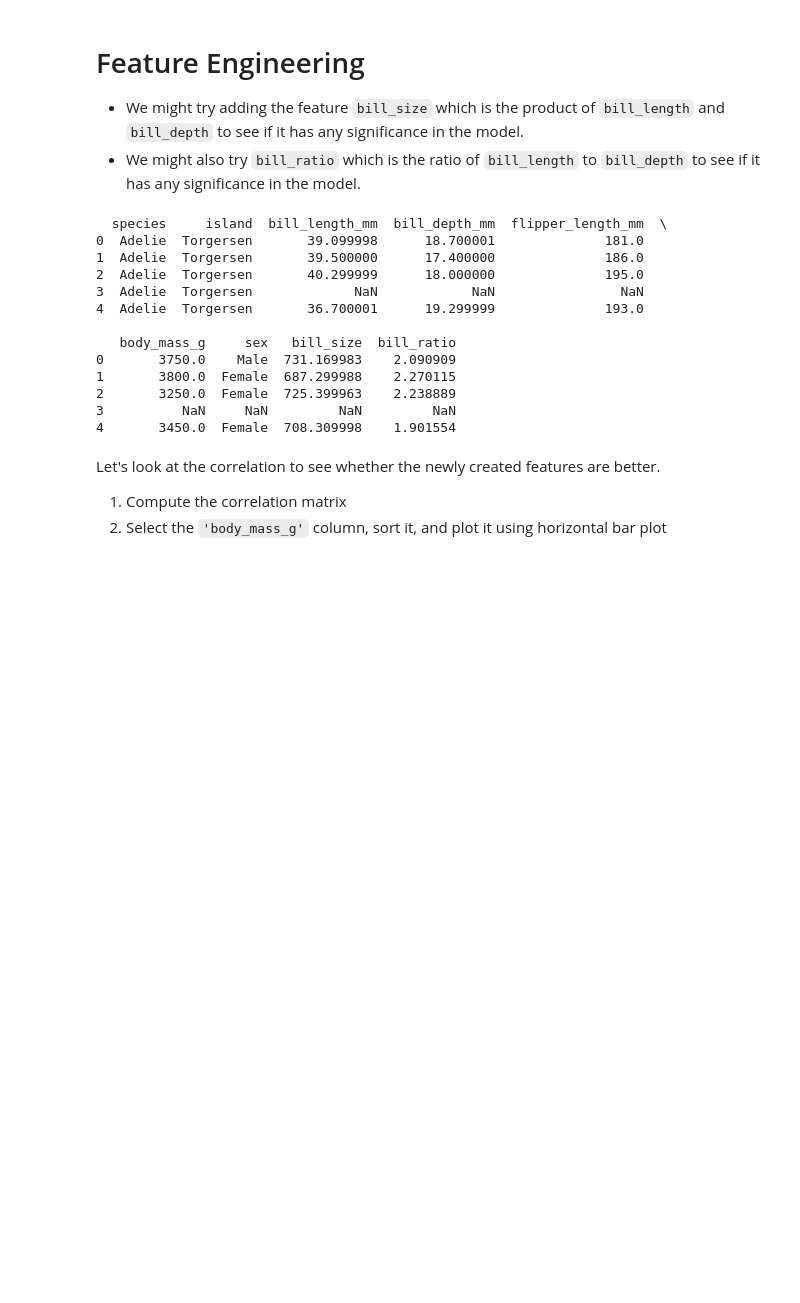
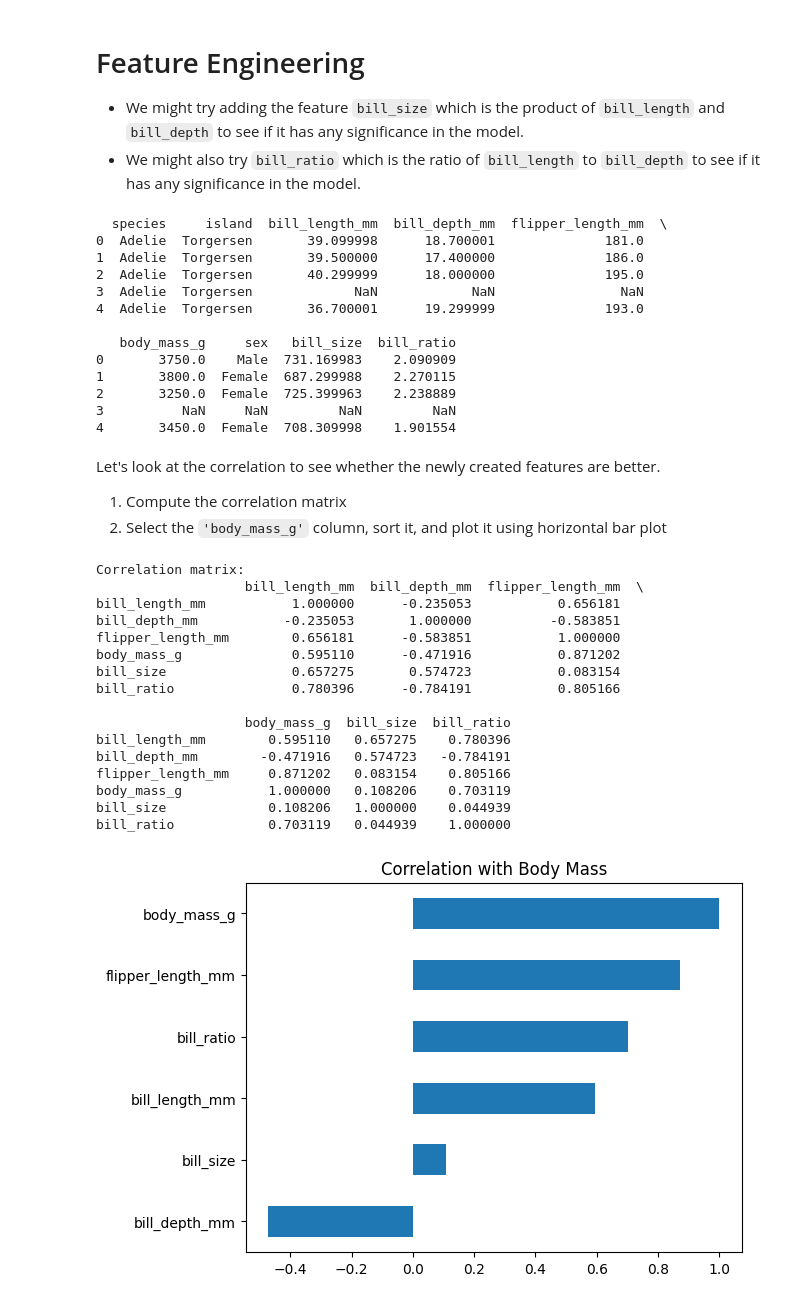
Before and after one commit to sebaalturaiqi/B5, a Jupyter notebook: Student/Week2/01_eda_penguins_ex.ipynb, the cells around one changed output. Drawn from its saved outputs; the diff is of its cells as text; code cells hidden in the pictures; blank space fills up the shorter version.

```diff
--- a/Student/Week2/01_eda_penguins_ex.ipynb
+++ b/Student/Week2/01_eda_penguins_ex.ipynb
@@ -458,0 +453,25 @@ Let's look at the correlation to see whether the newly created features are bett
+# %%
+import matplotlib.pyplot as plt
+corr = df.corr(numeric_only=True)
+print("Correlation matrix:")
+print(corr)
+corr['body_mass_g'].sort_values().plot(kind='barh', title='Correlation with Body Mass')
+plt.show()
+# %% [output]
+Correlation matrix:
+                   bill_length_mm  bill_depth_mm  flipper_length_mm  \
+bill_length_mm           1.000000      -0.235053           0.656181
+bill_depth_mm           -0.235053       1.000000          -0.583851
+flipper_length_mm        0.656181      -0.583851           1.000000
+body_mass_g              0.595110      -0.471916           0.871202
+bill_size                0.657275       0.574723           0.083154
+bill_ratio               0.780396      -0.784191           0.805166
+
+                   body_mass_g  bill_size  bill_ratio
+bill_length_mm        0.595110   0.657275    0.780396
+bill_depth_mm        -0.471916   0.574723   -0.784191
+flipper_length_mm     0.871202   0.083154    0.805166
+body_mass_g           1.000000   0.108206    0.703119
+bill_size             0.108206   1.000000    0.044939
+bill_ratio            0.703119   0.044939    1.000000
+[figure, added]
```
Also changed, not shown: parts of 1 cell of this notebook.
